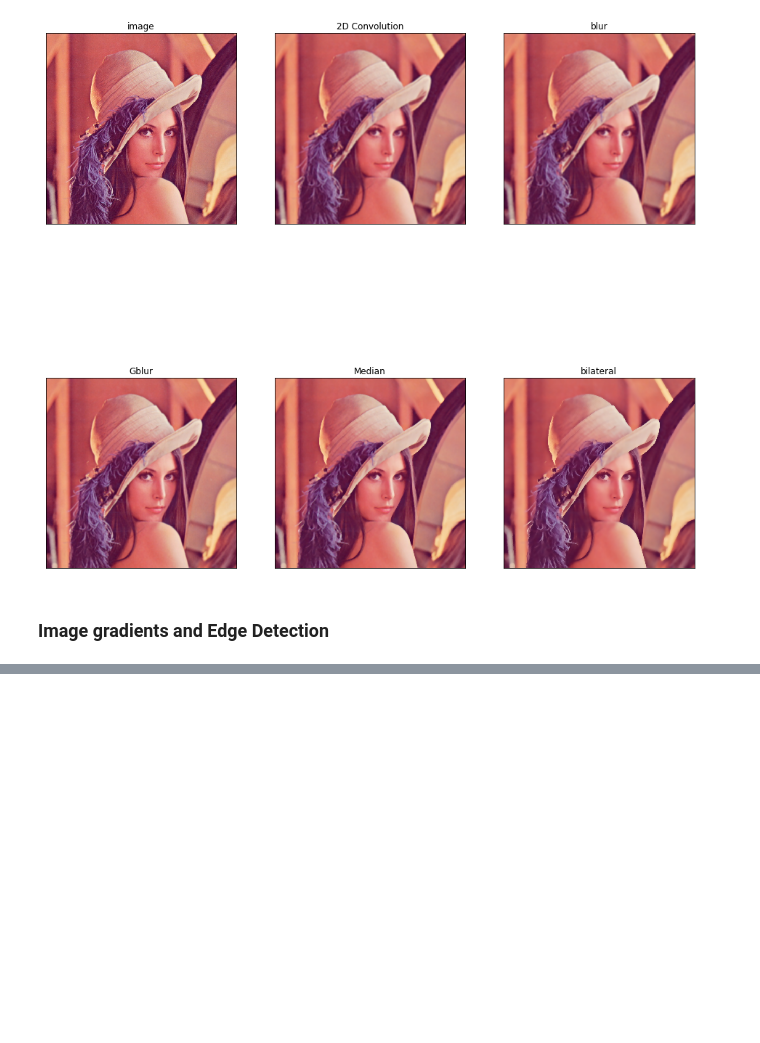
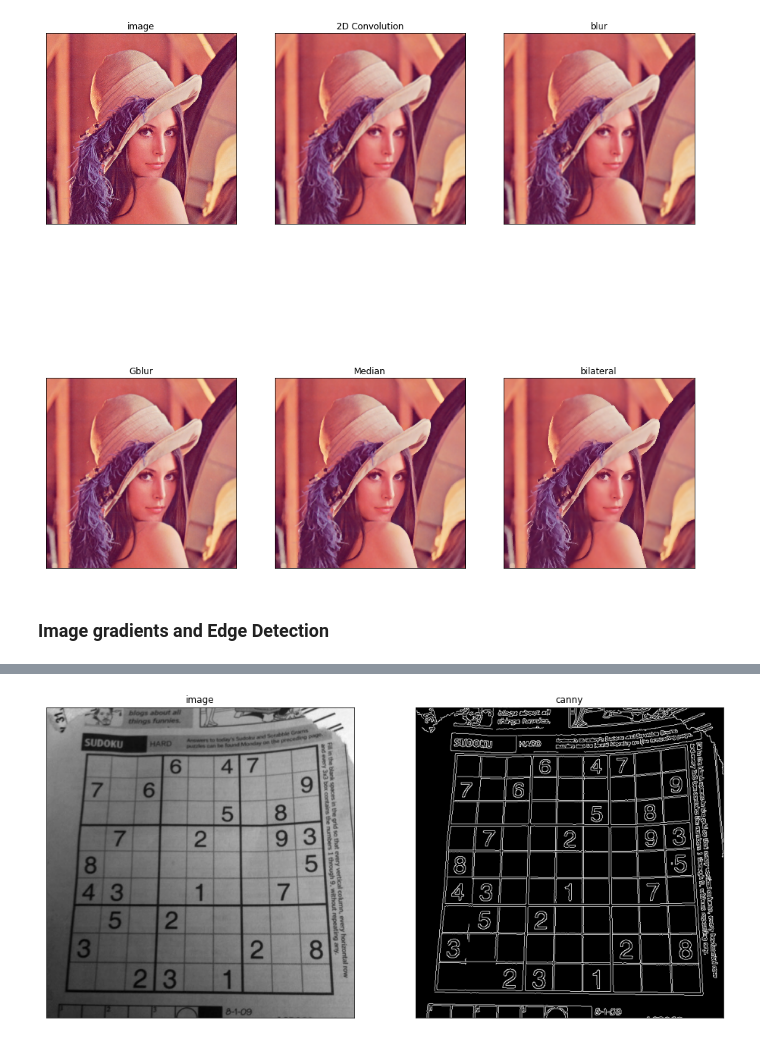
Before and after one commit to joelweber97/Python3_OpenCV, a Jupyter notebook: OpenCV Python for Beginners - 10 Hour Course.ipynb, the cells around one changed output, grey strips where cells are left out. Saved outputs shown, nothing was run; the diff lists cells and outputs as text; code cells hidden in the pictures; blank space fills up the shorter version.

```diff
--- a/OpenCV Python for Beginners - 10 Hour Course.ipynb
+++ b/OpenCV Python for Beginners - 10 Hour Course.ipynb
@@ -1027,0 +1132,17 @@ plt.show()
+# %%
+img = cv2.imread('./data/sudoku.png', 0)
+
+canny = cv2.Canny(img, 50, 100)
+
+titles = ['image', 'canny']
+images = [img, canny]
+plt.figure(figsize=(16, 16))
+for i in range(len(titles)):
+    plt.subplot(1,2,i+1)
+    plt.imshow(images[i], 'gray')
+    plt.title(titles[i])
+    plt.xticks([])
+    plt.yticks([])
+plt.show()
+# %% [output]
+[figure, added]
```
Also changed, not shown: parts of 17 cells of this notebook.
